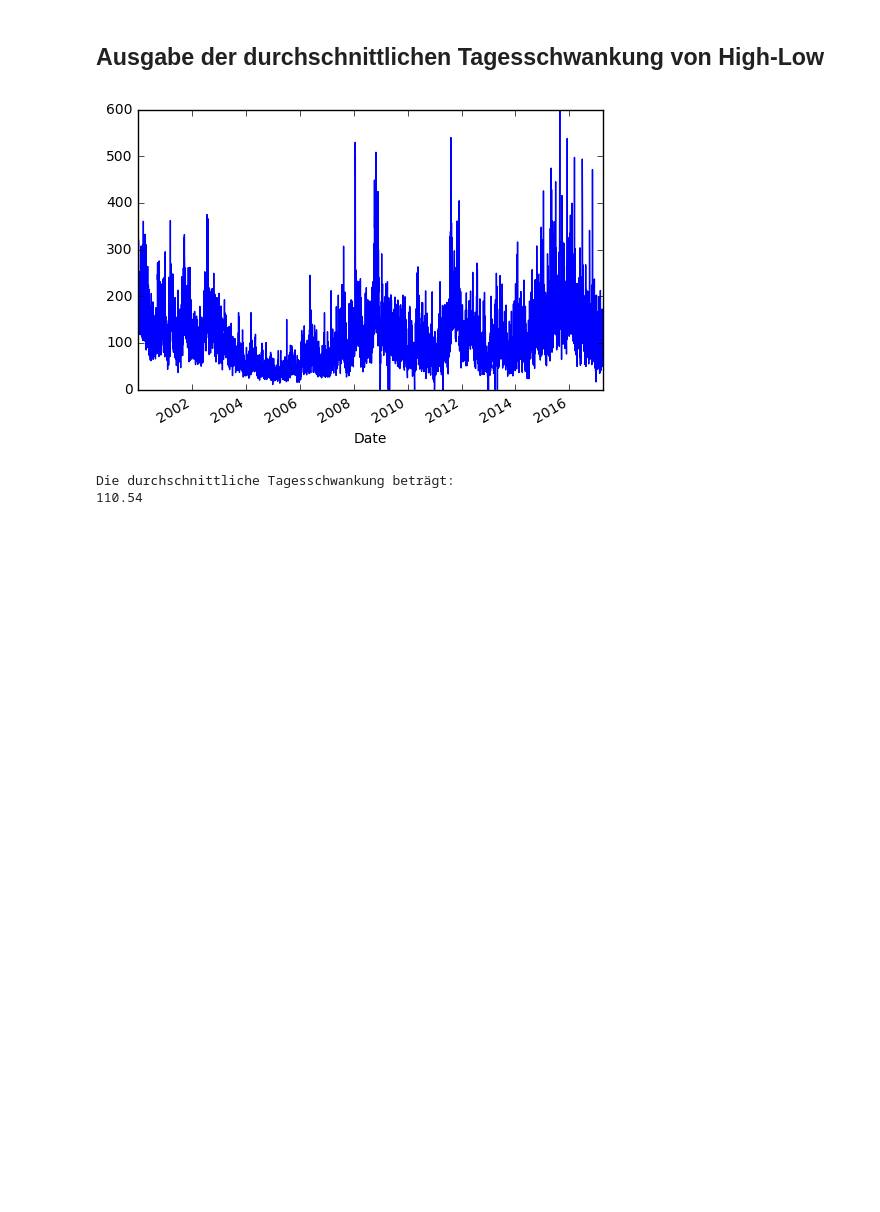
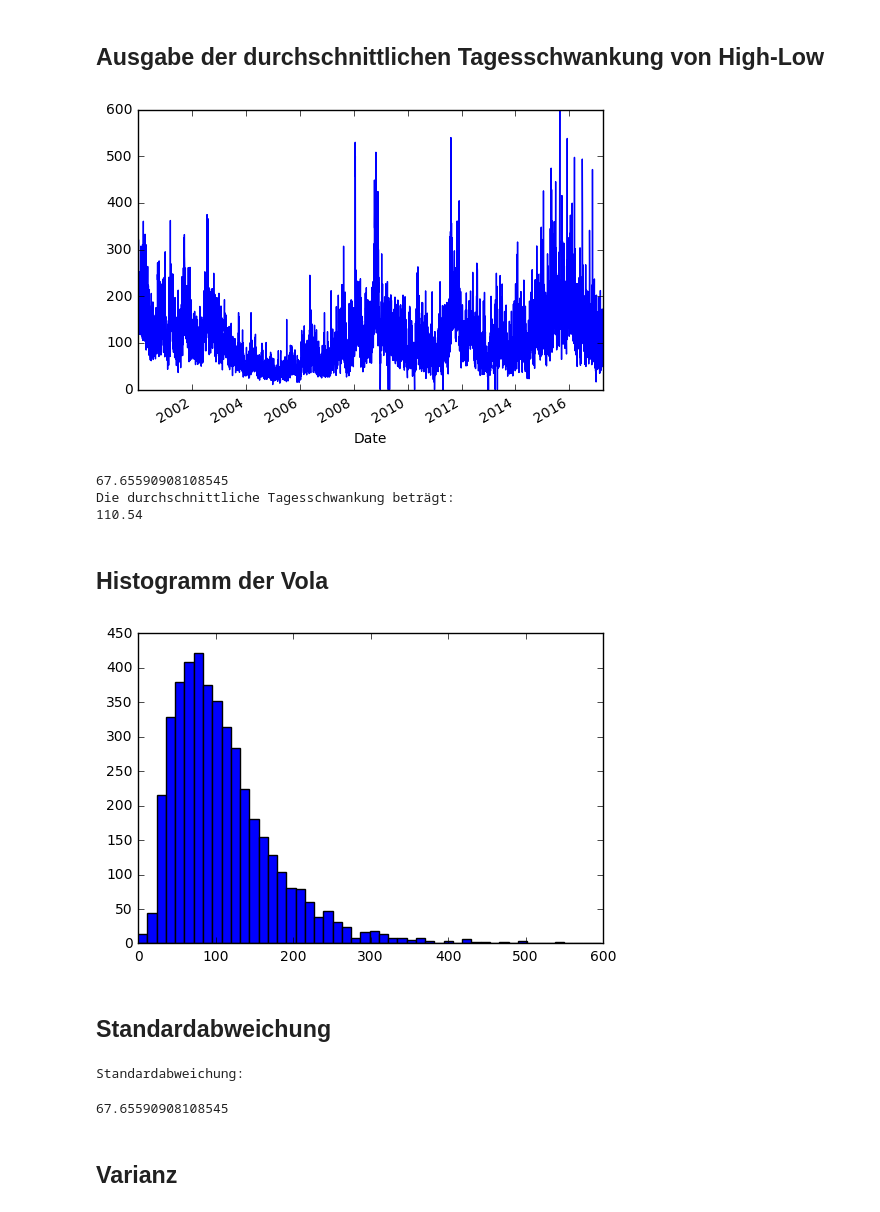
Before and after one commit to gannscalper/daxminer, a Jupyter notebook: DaxAnalyse.ipynb, the cells around one changed output. Drawn from its saved outputs; the diff is of its cells as text; code cells hidden in the pictures; blank space fills up the shorter version.

```diff
--- a/DaxAnalyse.ipynb
+++ b/DaxAnalyse.ipynb
@@ -53,9 +53,30 @@ vola = hilo_vola()
 vola.plot()
 plt.show()
 
+print(vola.std())
+
 print('Die durchschnittliche Tagesschwankung beträgt: ')
 print(round(hilo_mean(),2))
 # %% [output]
 [figure]
+67.65590908108545
 Die durchschnittliche Tagesschwankung beträgt:
 110.54
+# %% [markdown]
+## Histogramm der Vola
+# %%
+plt.hist(vola ,50)
+plt.show()
+# %% [output]
+[figure, added]
+# %% [markdown]
+## Standardabweichung
+# %%
+import numpy as np
+print("Standardabweichung: ")
+vola.std()
+# %% [output]
+Standardabweichung:
+67.65590908108545
+# %% [markdown]
+## Varianz
```
Also changed, not shown: parts of 1 cell of this notebook.
